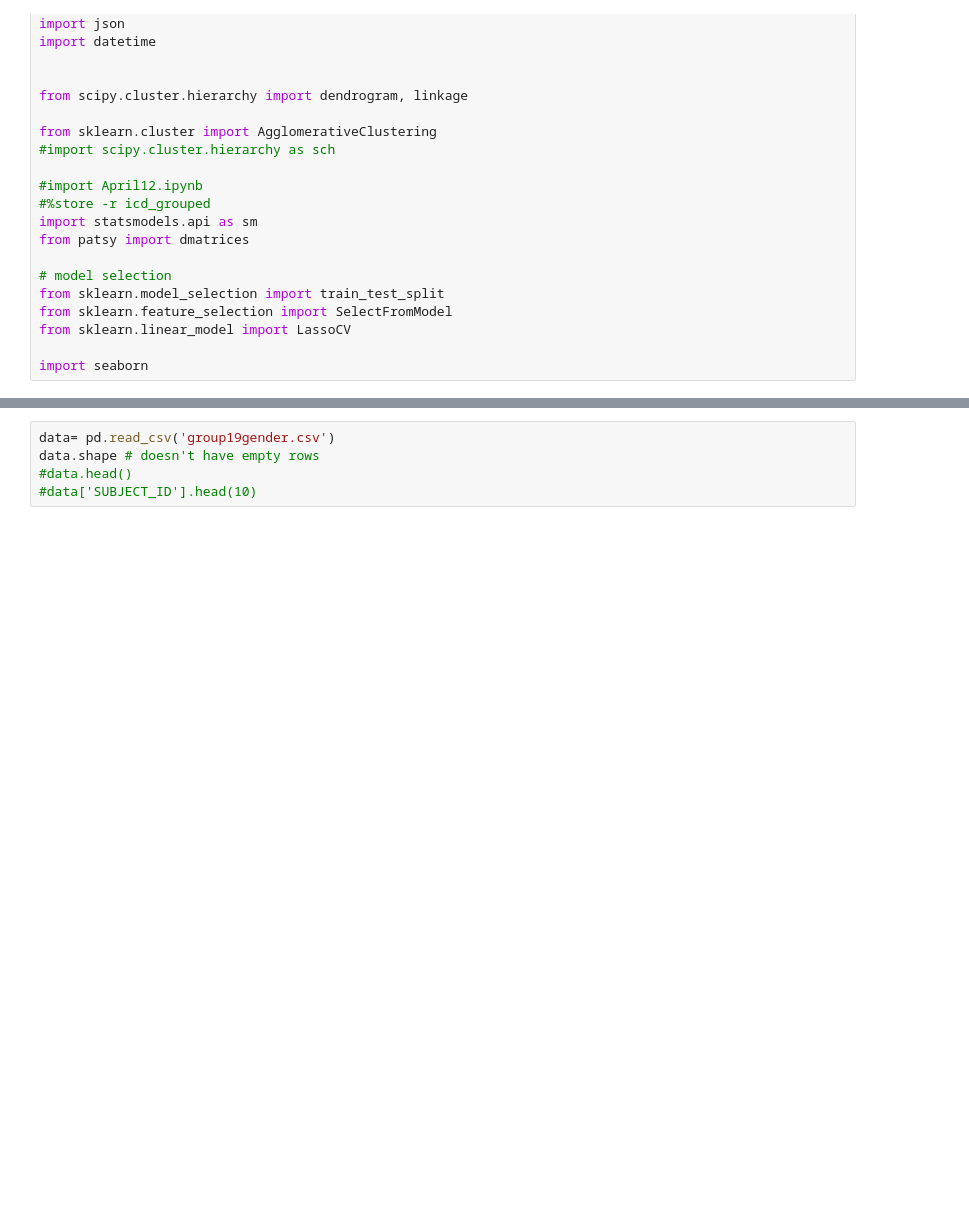
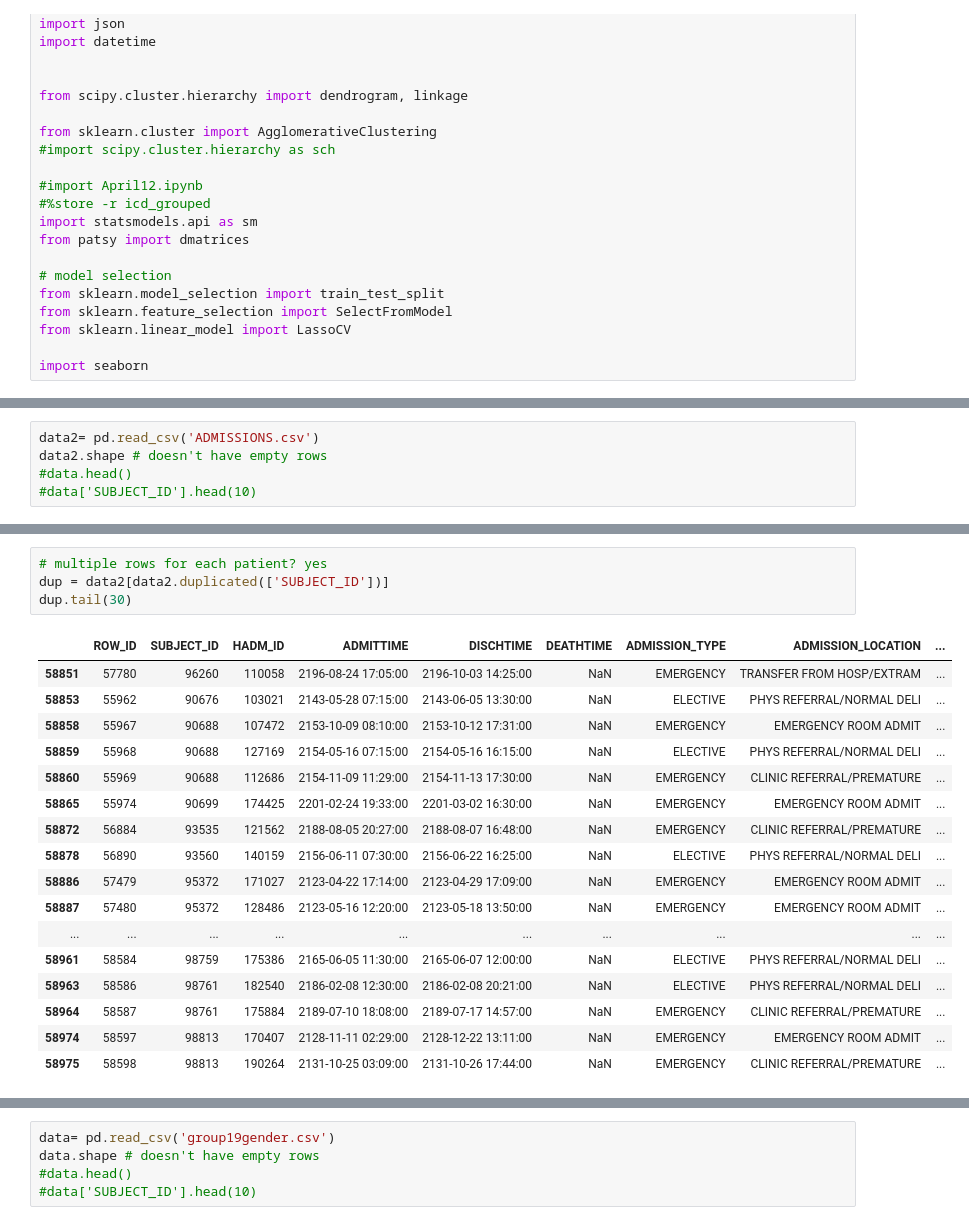
Before and after one commit to kathy908000/Health-Care-Research, a Jupyter notebook: MIMICIII-Matrix.ipynb, the cells around one changed output, grey strips where cells are left out. Drawn from its saved outputs; the diff is of its cells as text; blank space fills up the shorter version.

```diff
--- a/MIMICIII-Matrix.ipynb
+++ b/MIMICIII-Matrix.ipynb
@@ -29,0 +32,5 @@ import seaborn
+# %%
+data2= pd.read_csv('ADMISSIONS.csv')
+data2.shape # doesn't have empty rows
+#data.head()
+#data['SUBJECT_ID'].head(10)
@@ -29,0 +71,22 @@ import seaborn
+# %%
+# multiple rows for each patient? yes
+dup = data2[data2.duplicated(['SUBJECT_ID'])]
+dup.tail(30)
+# %% [output]
+|  | ROW_ID | SUBJECT_ID | HADM_ID | ADMITTIME | DISCHTIME | DEATHTIME | ADMISSION_TYPE | ADMISSION_LOCATION | ... |
+| 58851 | 57780 | 96260 | 110058 | 2196-08-24 17:05:00 | 2196-10-03 14:25:00 | NaN | EMERGENCY | TRANSFER FROM HOSP/EXTRAM | ... |
+| 58853 | 55962 | 90676 | 103021 | 2143-05-28 07:15:00 | 2143-06-05 13:30:00 | NaN | ELECTIVE | PHYS REFERRAL/NORMAL DELI | ... |
+| 58858 | 55967 | 90688 | 107472 | 2153-10-09 08:10:00 | 2153-10-12 17:31:00 | NaN | EMERGENCY | EMERGENCY ROOM ADMIT | ... |
+| 58859 | 55968 | 90688 | 127169 | 2154-05-16 07:15:00 | 2154-05-16 16:15:00 | NaN | ELECTIVE | PHYS REFERRAL/NORMAL DELI | ... |
+| 58860 | 55969 | 90688 | 112686 | 2154-11-09 11:29:00 | 2154-11-13 17:30:00 | NaN | EMERGENCY | CLINIC REFERRAL/PREMATURE | ... |
+| 58865 | 55974 | 90699 | 174425 | 2201-02-24 19:33:00 | 2201-03-02 16:30:00 | NaN | EMERGENCY | EMERGENCY ROOM ADMIT | ... |
+| 58872 | 56884 | 93535 | 121562 | 2188-08-05 20:27:00 | 2188-08-07 16:48:00 | NaN | EMERGENCY | CLINIC REFERRAL/PREMATURE | ... |
+| 58878 | 56890 | 93560 | 140159 | 2156-06-11 07:30:00 | 2156-06-22 16:25:00 | NaN | ELECTIVE | PHYS REFERRAL/NORMAL DELI | ... |
+| 58886 | 57479 | 95372 | 171027 | 2123-04-22 17:14:00 | 2123-04-29 17:09:00 | NaN | EMERGENCY | EMERGENCY ROOM ADMIT | ... |
+| 58887 | 57480 | 95372 | 128486 | 2123-05-16 12:20:00 | 2123-05-18 13:50:00 | NaN | EMERGENCY | EMERGENCY ROOM ADMIT | ... |
+| ... | ... | ... | ... | ... | ... | ... | ... | ... | ... |
+| 58961 | 58584 | 98759 | 175386 | 2165-06-05 11:30:00 | 2165-06-07 12:00:00 | NaN | ELECTIVE | PHYS REFERRAL/NORMAL DELI | ... |
+| 58963 | 58586 | 98761 | 182540 | 2186-02-08 12:30:00 | 2186-02-08 20:21:00 | NaN | ELECTIVE | PHYS REFERRAL/NORMAL DELI | ... |
+| 58964 | 58587 | 98761 | 175884 | 2189-07-10 18:08:00 | 2189-07-17 14:57:00 | NaN | EMERGENCY | CLINIC REFERRAL/PREMATURE | ... |
+| 58974 | 58597 | 98813 | 170407 | 2128-11-11 02:29:00 | 2128-12-22 13:11:00 | NaN | EMERGENCY | EMERGENCY ROOM ADMIT | ... |
+| 58975 | 58598 | 98813 | 190264 | 2131-10-25 03:09:00 | 2131-10-26 17:44:00 | NaN | EMERGENCY | CLINIC REFERRAL/PREMATURE | ... |
```
Also changed, not shown: parts of 21 cells of this notebook.
